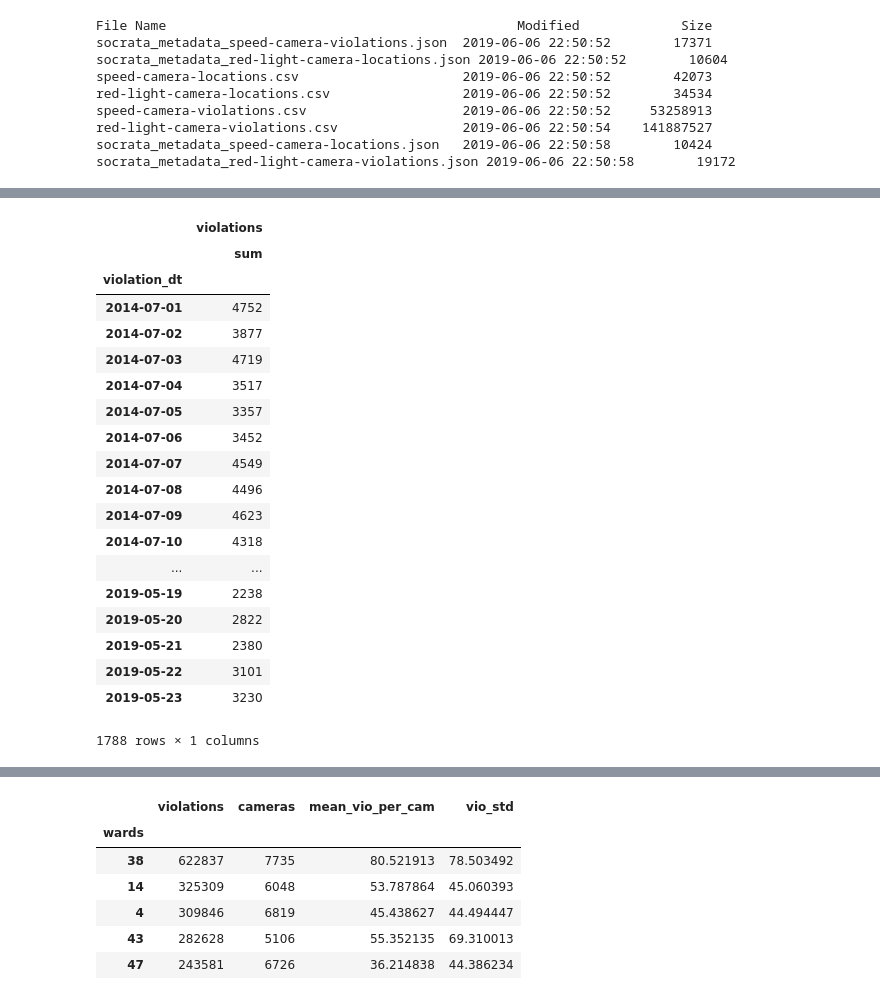
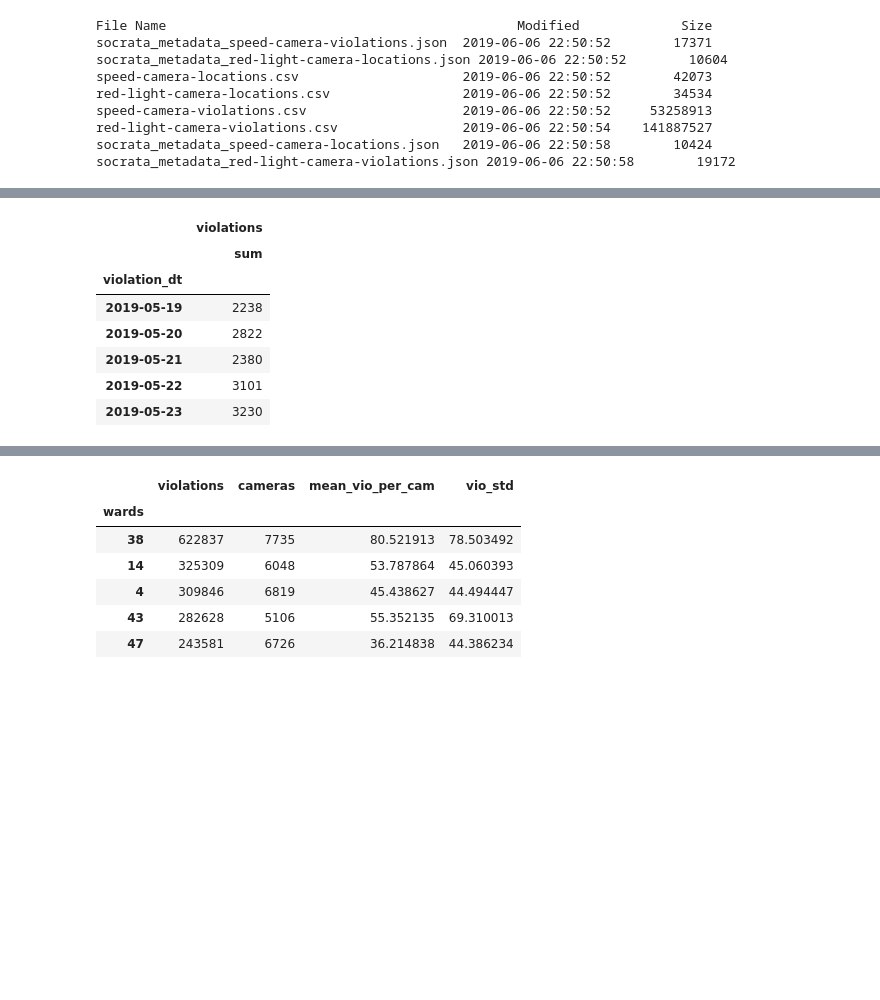
Before and after one commit to chrisoyer/thinkful_notes, a Jupyter notebook: study design.ipynb, the cells around one changed output, grey strips where cells are left out. Drawn from its saved outputs; the diff is of its cells as text; code cells hidden in the pictures; blank space fills up the shorter version.

```diff
--- a/study design.ipynb
+++ b/study design.ipynb
@@ -97,24 +82,12 @@ by_date_df = df.groupby('violation_dt')['violations', 'violation_dt'].agg({sum})
 # %%
-by_date_df
+by_date_df.tail()
 # %% [output]
 |  | violations |
 |  | sum |
 | violation_dt |  |
-| 2014-07-01 | 4752 |
-| 2014-07-02 | 3877 |
-| 2014-07-03 | 4719 |
-| 2014-07-04 | 3517 |
-| 2014-07-05 | 3357 |
-| 2014-07-06 | 3452 |
-| 2014-07-07 | 4549 |
-| 2014-07-08 | 4496 |
-| 2014-07-09 | 4623 |
-| 2014-07-10 | 4318 |
-| ... | ... |
 | 2019-05-19 | 2238 |
 | 2019-05-20 | 2822 |
 | 2019-05-21 | 2380 |
 | 2019-05-22 | 3101 |
 | 2019-05-23 | 3230 |
-1788 rows × 1 columns
 # %%
```
Also changed, not shown: parts of 25 cells of this notebook.
